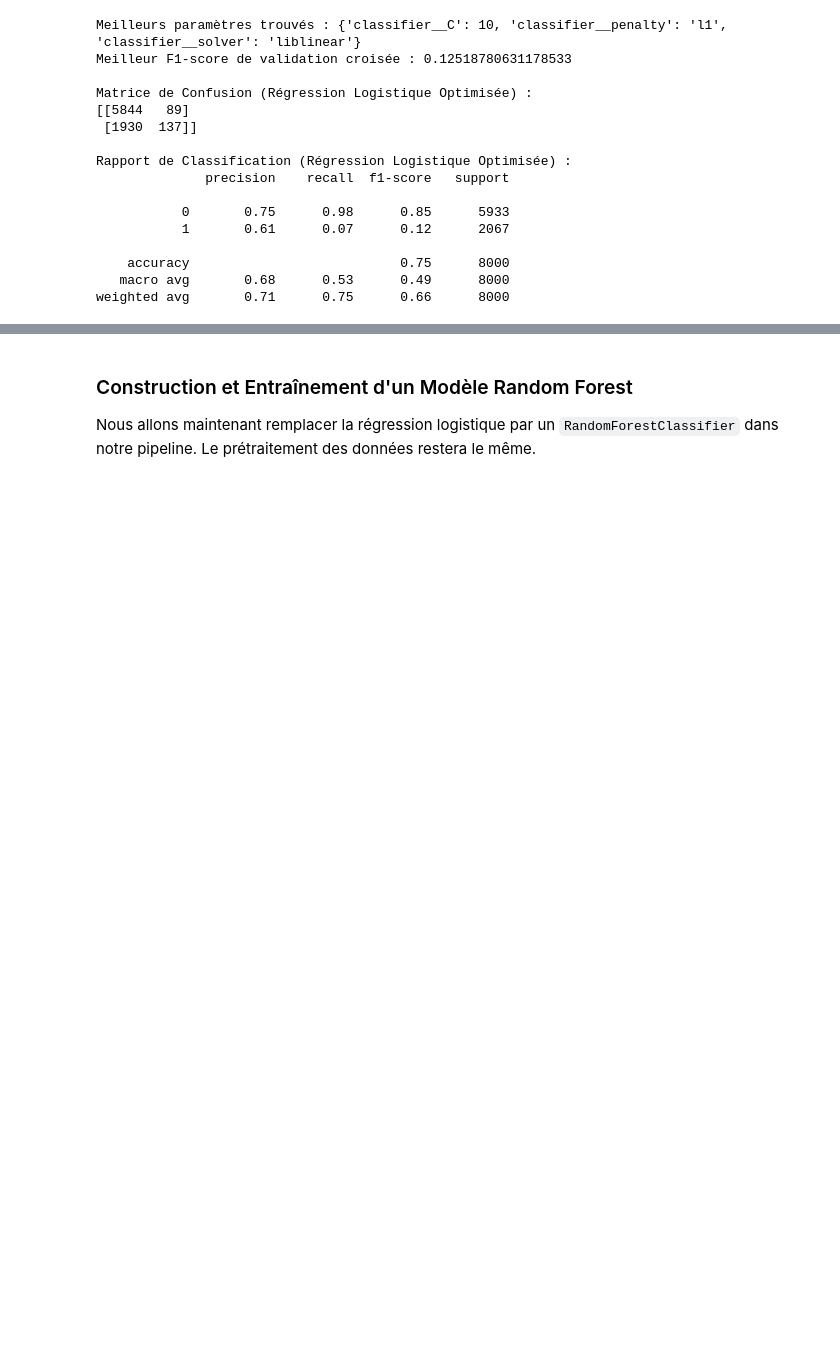
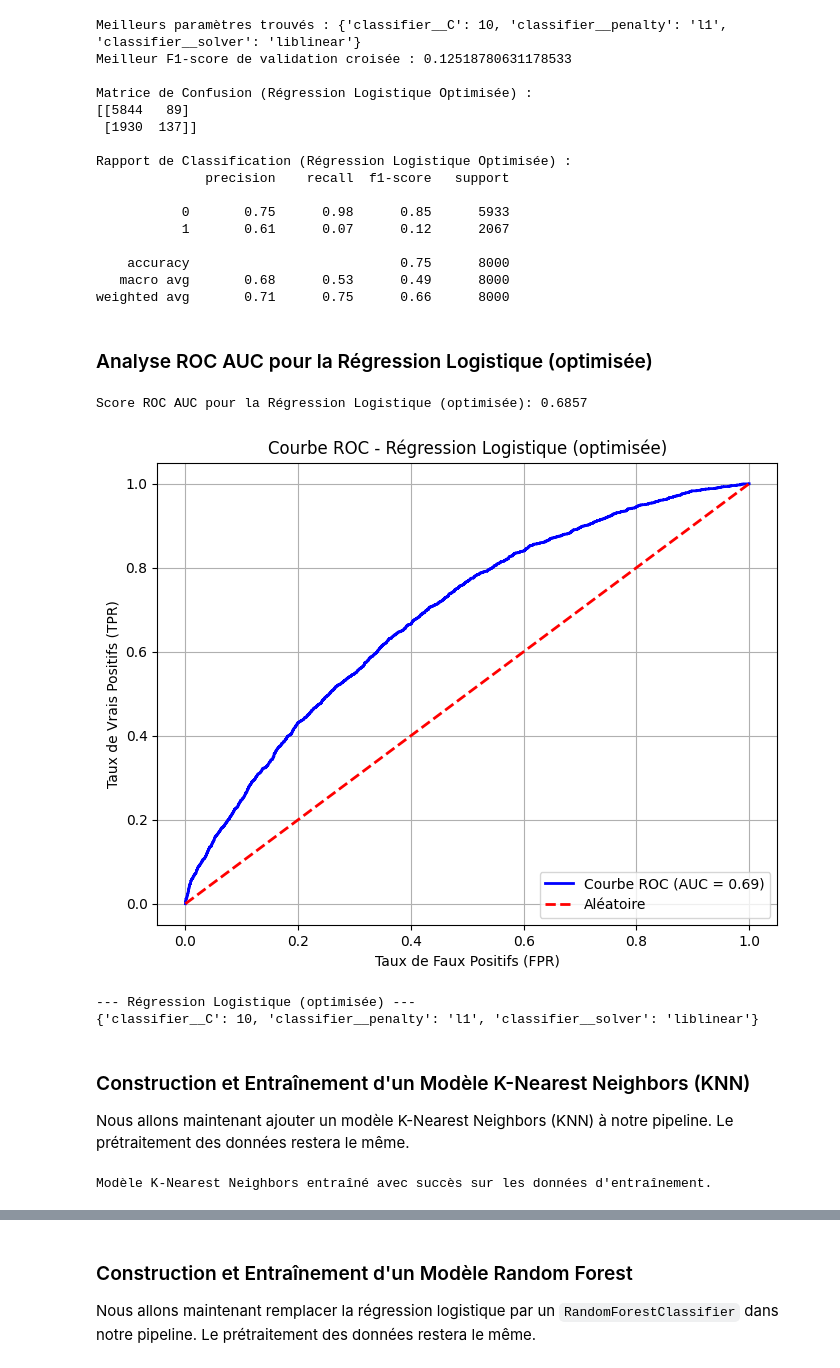
Before and after one commit to Yollydesto/Examen_S2_ML_IMTICIA4_404, a Jupyter notebook: notebook.ipynb, the cells around one changed output, grey strips where cells are left out. Drawn from its saved outputs; the diff is of its cells as text; code cells hidden in the pictures; blank space fills up the shorter version.

```diff
--- a/notebook.ipynb
+++ b/notebook.ipynb
@@ -610,3 +654,61 @@ Rapport de Classification (Régression Logistique Optimisée) :
     accuracy                           0.75      8000
    macro avg       0.68      0.53      0.49      8000
 weighted avg       0.71      0.75      0.66      8000
+# %% [markdown]
+### Analyse ROC AUC pour la Régression Logistique (optimisée)
+# %%
+from sklearn.metrics import roc_curve, roc_auc_score
+import matplotlib.pyplot as plt
+
+# Obtenir les probabilités de la classe positive (classe 1 - annulée)
+y_pred_proba_lr_optimized = best_logistic_model.predict_proba(X_train)[:, 1]
+
+# Calculer la courbe ROC
+fpr_lr_optimized, tpr_lr_optimized, thresholds_lr_optimized = roc_curve(y_train, y_pred_proba_lr_optimized)
+
+# Calculer le score ROC AUC
+roc_auc_lr_optimized = roc_auc_score(y_train, y_pred_proba_lr_optimized)
+
+print(f"Score ROC AUC pour la Régression Logistique (optimisée): {roc_auc_lr_optimized:.4f}")
+
+# Tracer la courbe ROC
+plt.figure(figsize=(8, 6))
+plt.plot(fpr_lr_optimized, tpr_lr_optimized, color='blue', lw=2, label=f'Courbe ROC (AUC = {roc_auc_lr_optimized:.2f})')
+plt.plot([0, 1], [0, 1], color='red', linestyle='--', lw=2, label='Aléatoire')
+plt.xlabel('Taux de Faux Positifs (FPR)')
+plt.ylabel('Taux de Vrais Positifs (TPR)')
+plt.title('Courbe ROC - Régression Logistique (optimisée)')
+plt.legend(loc='lower right')
+plt.grid(True)
+plt.show()
+# %% [output]
+Score ROC AUC pour la Régression Logistique (optimisée): 0.6857
+[figure, added]
+# %%
+print("--- Régression Logistique (optimisée) ---")
+# Les meilleurs paramètres sont stockés dans grid_search.best_params_
+print(grid_search.best_params_)
+print("\n")
+# %% [output]
+--- Régression Logistique (optimisée) ---
+{'classifier__C': 10, 'classifier__penalty': 'l1', 'classifier__solver': 'liblinear'}
+# %% [markdown]
+### Construction et Entraînement d'un Modèle K-Nearest Neighbors (KNN)
+
+Nous allons maintenant ajouter un modèle K-Nearest Neighbors (KNN) à notre pipeline. Le prétraitement des données restera le même.
+# %%
+from sklearn.neighbors import KNeighborsClassifier
+
+# Créer le pipeline complet du modèle avec KNN
+# Nous allons commencer avec des paramètres par défaut pour le baseline du KNN
+model_pipeline_knn = Pipeline(steps=[
+    ('preprocessor', preprocessor),
+    ('classifier', KNeighborsClassifier())
+])
+
+# Entraîner le pipeline sur les données d'entraînement
+model_pipeline_knn.fit(X_train, y_train)
+
+print("Modèle K-Nearest Neighbors entraîné avec succès sur les données d'entraînement.")
+# %% [output]
+Modèle K-Nearest Neighbors entraîné avec succès sur les données d'entraînement.
```
Also changed, not shown: parts of 19 cells of this notebook.
